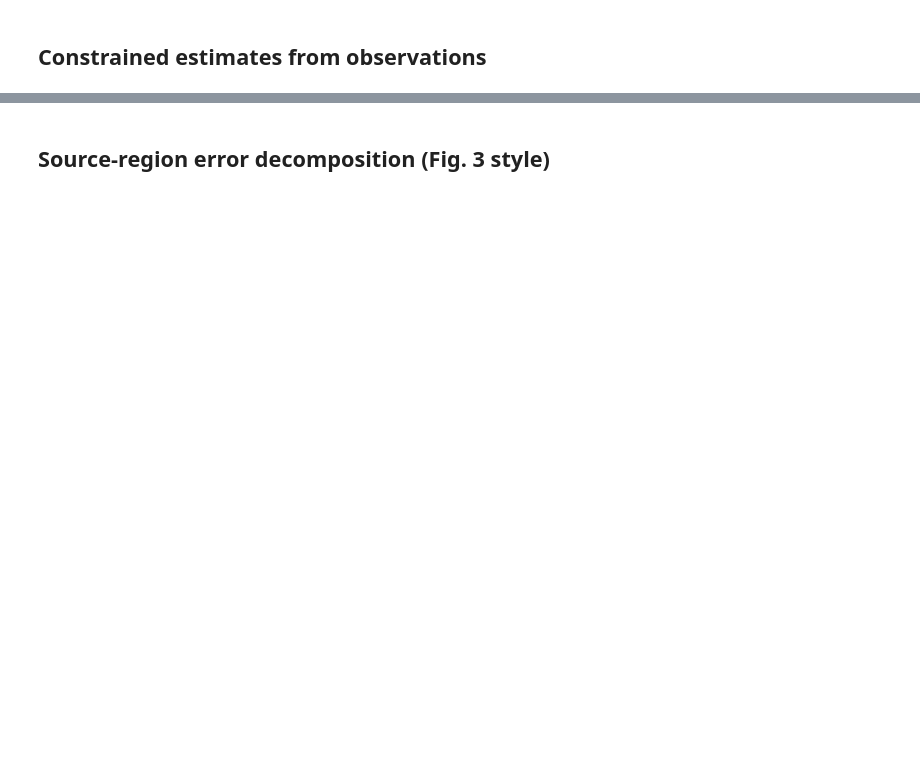
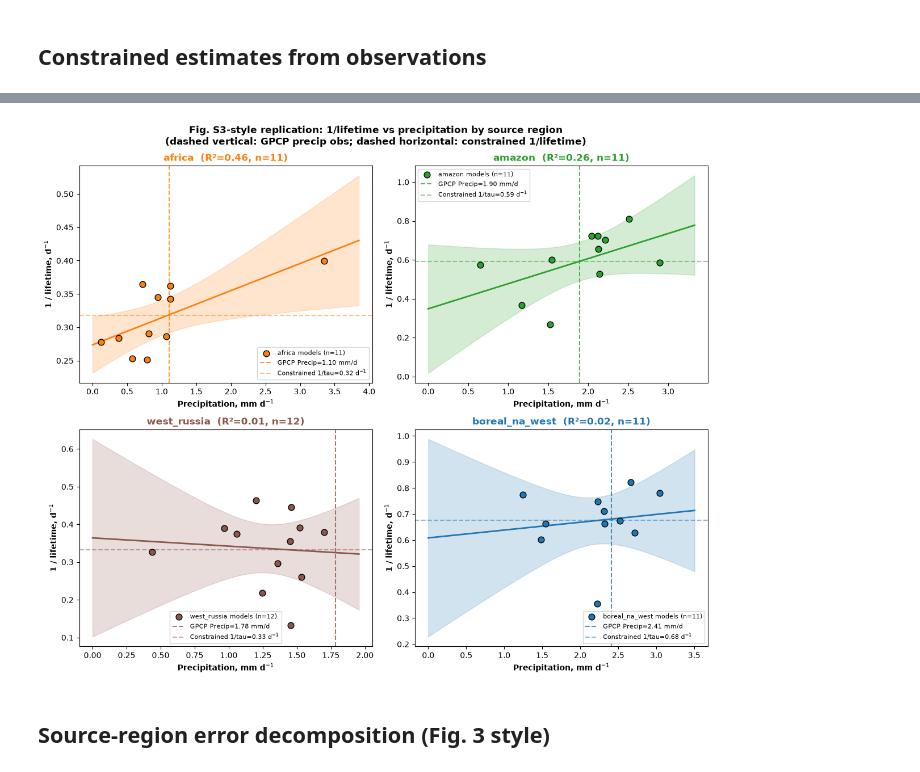
Before and after one commit to jessieaha/AeroCom_Error, a Jupyter notebook: notebooks/error_attribution.ipynb, the cells around one changed output, grey strips where cells are left out. Drawn from its saved outputs; the diff is of its cells as text; code cells hidden in the pictures; blank space fills up the shorter version.

```diff
--- a/notebooks/error_attribution.ipynb
+++ b/notebooks/error_attribution.ipynb
@@ -1066,0 +1091,82 @@ Constrained rows: 4
+# %%
+print('\n--- Figure S3 replication: 1/lifetime vs precipitation ---')
+
+fig_s3_regions = SOURCE_REGIONS  # africa, amazon, west_russia, boreal_na_west
+region_colors_s3 = {
+    'africa': '#ff7f0e', 'amazon': '#2ca02c',
+    'west_russia': '#8c564b', 'boreal_na_west': '#1f77b4',
+}
+
+ncols = 2
+nrows = int(np.ceil(len(fig_s3_regions) / ncols))
+fig, axes = plt.subplots(nrows, ncols, figsize=(12, 5 * nrows), squeeze=False)
+
+for idx, region in enumerate(fig_s3_regions):
+    ax = axes[idx // ncols][idx % ncols]
+    color = region_colors_s3.get(region, '#333333')
+
+    sub = reg_df[reg_df['region'] == region].dropna(subset=['inv_lifetime', 'precip'])
+    if len(sub) < 3:
+        ax.set_title(f'{region}: insufficient data (n={len(sub)})')
+        ax.axis('off')
+        continue
+
+    x = sub['precip'].values
+    y = sub['inv_lifetime'].values
+
+    # Simple OLS: 1/tau = m * Precip + b (precip-only, matches paper's Fig. S3 visualization;
+    # the actual constrained regression used elsewhere also includes AE).
+    X = np.column_stack([x, np.ones(len(x))])
+    coeffs, _, _, _ = np.linalg.lstsq(X, y, rcond=None)
+    m, b = float(coeffs[0]), float(coeffs[1])
+    y_pred = m * x + b
+    resid = y - y_pred
+    dof = max(len(x) - 2, 1)
+    mse = np.sum(resid ** 2) / dof
+    ss_tot = np.sum((y - y.mean()) ** 2)
+    r2 = 1 - np.sum(resid ** 2) / ss_tot if ss_tot > 0 else np.nan
+
+    x_line = np.linspace(0, max(x.max() * 1.15, 0.1), 100)
+    y_line = m * x_line + b
+    x_mean = x.mean()
+    Sxx = np.sum((x - x_mean) ** 2)
+    se_line = np.sqrt(mse * (1.0 / len(x) + (x_line - x_mean) ** 2 / max(Sxx, 1e-12)))
+    tval = stats.t.ppf(0.975, dof)
+    ci = tval * se_line
+
+    ax.scatter(x, y, color=color, edgecolor='k', s=60, zorder=3, label=f'{region} models (n={len(sub)})')
+    ax.plot(x_line, y_line, color=color, lw=2)
+    ax.fill_between(x_line, y_line - ci, y_line + ci, color=color, alpha=0.2)
+
+    # GPCP observed precipitation (vertical) and constrained 1/lifetime (horizontal)
+    gpcp_ts = gpcp_region.get(region)
+    gpcp_val = float(gpcp_ts.mean().values) if gpcp_ts is not None and gpcp_ts.size else np.nan
+    csub = constrained_df[constrained_df['region'] == region]
+    tau_c_mean = float(csub['tau_c'].mean()) if not csub.empty else np.nan
+    inv_tau_c = 1.0 / tau_c_mean if tau_c_mean and tau_c_mean > 0 else np.nan
+
+    if np.isfinite(gpcp_val):
+        ax.axvline(gpcp_val, color=color, linestyle='--', alpha=0.8,
+                    label=f'GPCP Precip={gpcp_val:.2f} mm/d')
+    if np.isfinite(inv_tau_c):
+        ax.axhline(inv_tau_c, color=color, linestyle='--', alpha=0.5,
+                    label=f'Constrained 1/tau={inv_tau_c:.2f} d$^{{-1}}$')
+
+    ax.set_xlabel('Precipitation, mm d$^{-1}$', fontweight='bold')
+    ax.set_ylabel('1 / lifetime, d$^{-1}$', fontweight='bold')
+    ax.set_title(f'{region}  (R\u00b2={r2:.2f}, n={len(sub)})', fontweight='bold', color=color)
+    ax.legend(fontsize=8, loc='best')
+
+for j in range(len(fig_s3_regions), nrows * ncols):
+    axes[j // ncols][j % ncols].axis('off')
+
+fig.suptitle('Fig. S3-style replication: 1/lifetime vs precipitation by source region\n'
+             '(dashed vertical: GPCP precip obs; dashed horizontal: constrained 1/lifetime)',
+             fontweight='bold')
+plt.tight_layout()
+if SAVE_FIGURE:
+    fig_path = project_root / 'notebooks' / 'figureS3_lifetime_precip.png'
+    fig.savefig(fig_path, dpi=200, bbox_inches='tight')
+    print(f'Saved: {fig_path}')
+plt.show()
+# %% [output]
@@ -1067,3 +1174,4 @@ Constrained rows: 4
+[figure, added]
 # %% [markdown]
 ## Source-region error decomposition (Fig. 3 style)
 # %%
```
Also changed, not shown: parts of 11 cells of this notebook, 16 other files.
